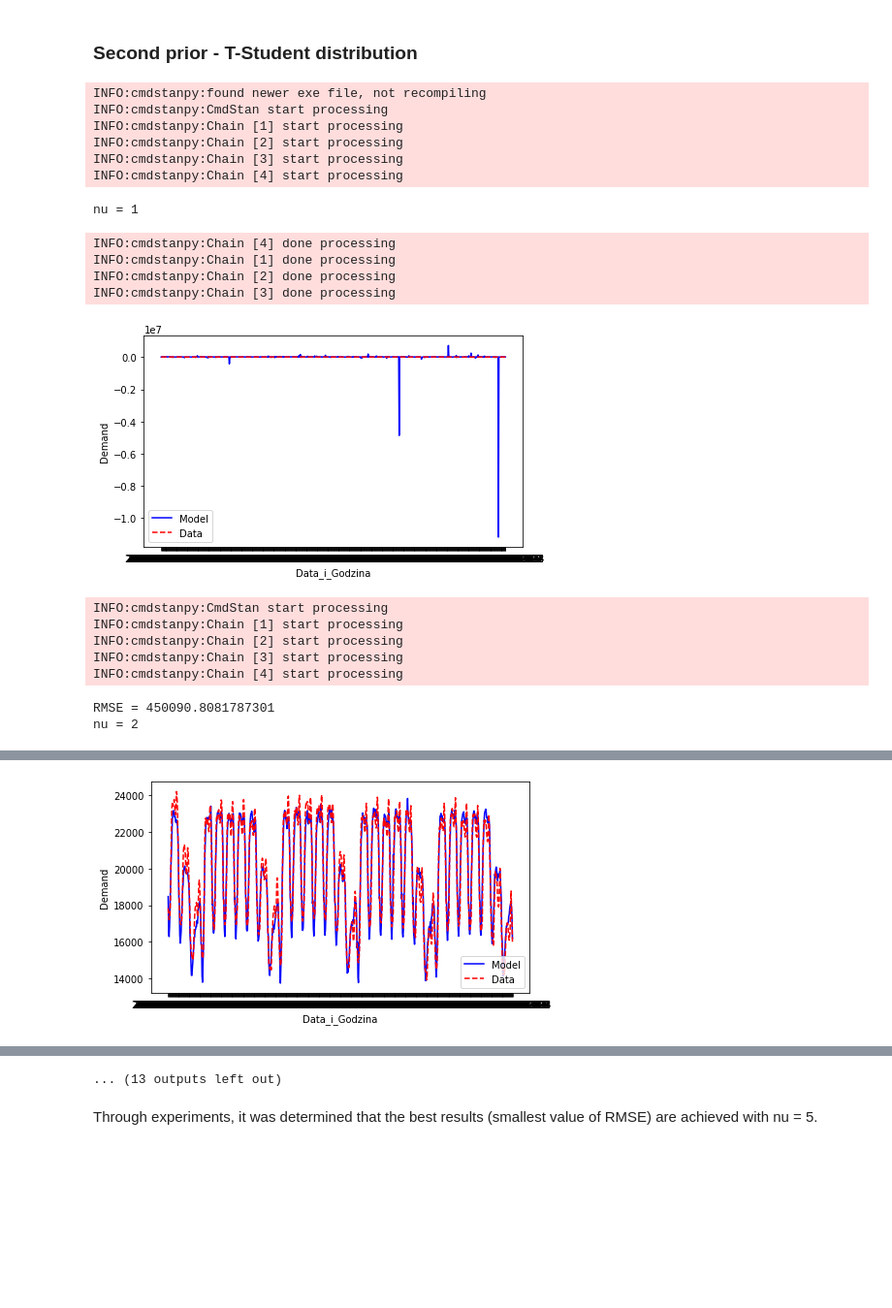
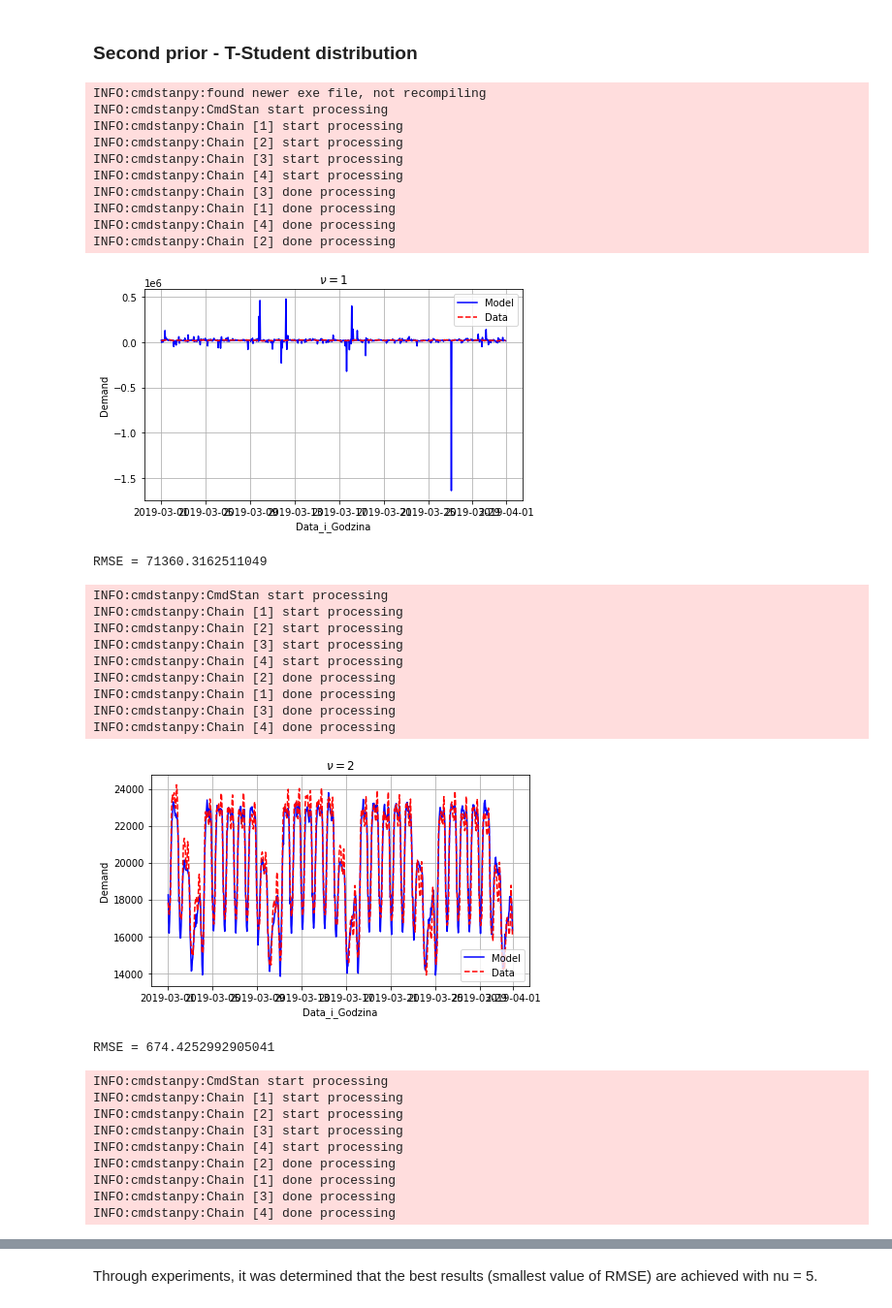
Before and after one commit to pilarskimarcin/ProjektDataAnalytics, a Jupyter notebook: model.ipynb, the cells around one changed output, grey strips where cells are left out. Shown at 97% size. Saved outputs shown, nothing was run; the diff lists cells and outputs as text; code cells hidden in the pictures; blank space fills up the shorter version.

```diff
--- a/model.ipynb
+++ b/model.ipynb
@@ -121,38 +120,53 @@ RMSE = 655.6353819439904
 # %%
 model_ppc2=CmdStanModel(stan_file='model2.stan')
 for nu in [1, 2, 3, 5, 10, 100]:
-    print(f"nu = {nu}")
     ppc2 = model_ppc2.sample(show_progress=False, data=dict(
         N=len(df_zapotrzebowanie), day_of_week=df_zapotrzebowanie["Dzień tygodnia"].values, hour=df_zapotrzebowanie["Godzina"].values, nu=nu,
         coeffs=coeffs
         ))
     df_ppc2 = ppc2.draws_pd()
-    df_ppc_mean2 = df_ppc2.mean()[[f"demand[{i}]" for i in range(1, 744)]]
+    df_ppc_mean2 = df_ppc2.mean()[[f"demand[{i}]" for i in range(1, len(df_zapotrzebowanie) + 1)]]
     plt.figure(figsize=(7, 4))
     plt.plot(df_zapotrzebowanie["Data_i_Godzina"], df_ppc_mean2, "b-",
             df_zapotrzebowanie["Data_i_Godzina"], df_zapotrzebowanie["Krajowe zapotrzebowanie na moc"], "r--")
     plt.xlabel("Data_i_Godzina")
     plt.ylabel("Demand")
+    plt.grid(True)
     plt.legend(["Model", "Data"])
+    plt.title(r"$\nu = $" + str(nu))
     plt.show()
     print(f'RMSE = {mean_squared_error(df_zapotrzebowanie["Krajowe zapotrzebowanie na moc"].values, df_ppc_mean2.values, squared=False)}')
+    time.sleep(1)
 # %% [output]
 INFO:cmdstanpy:found newer exe file, not recompiling
 INFO:cmdstanpy:CmdStan start processing
 INFO:cmdstanpy:Chain [1] start processing
 INFO:cmdstanpy:Chain [2] start processing
 INFO:cmdstanpy:Chain [3] start processing
 INFO:cmdstanpy:Chain [4] start processing
+INFO:cmdstanpy:Chain [3] done processing
+INFO:cmdstanpy:Chain [1] done processing
+INFO:cmdstanpy:Chain [4] done processing
+INFO:cmdstanpy:Chain [2] done processing
+[figure, new version]
-nu = 1
+RMSE = 71360.3162511049
+INFO:cmdstanpy:CmdStan start processing
+INFO:cmdstanpy:Chain [1] start processing
+INFO:cmdstanpy:Chain [2] start processing
+INFO:cmdstanpy:Chain [3] start processing
+INFO:cmdstanpy:Chain [4] start processing
+INFO:cmdstanpy:Chain [2] done processing
+INFO:cmdstanpy:Chain [1] done processing
+INFO:cmdstanpy:Chain [3] done processing
 INFO:cmdstanpy:Chain [4] done processing
-INFO:cmdstanpy:Chain [1] done processing
-INFO:cmdstanpy:Chain [2] done processing
-INFO:cmdstanpy:Chain [3] done processing
-[figure, old version]
+[figure, new version]
-INFO:cmdstanpy:CmdStan start processing
-INFO:cmdstanpy:Chain [1] start processing
-INFO:cmdstanpy:Chain [2] start processing
-INFO:cmdstanpy:Chain [3] start processing
-INFO:cmdstanpy:Chain [4] start processing
+RMSE = 674.4252992905041
-RMSE = 450090.8081787301
-nu = 2
+INFO:cmdstanpy:CmdStan start processing
+INFO:cmdstanpy:Chain [1] start processing
+INFO:cmdstanpy:Chain [2] start processing
+INFO:cmdstanpy:Chain [3] start processing
+INFO:cmdstanpy:Chain [4] start processing
+INFO:cmdstanpy:Chain [2] done processing
+INFO:cmdstanpy:Chain [1] done processing
+INFO:cmdstanpy:Chain [3] done processing
+INFO:cmdstanpy:Chain [4] done processing
@@ -163,4 +175,3 @@ INFO:cmdstanpy:Chain [4] done processing
-[figure, old version]
 INFO:cmdstanpy:CmdStan start processing
 INFO:cmdstanpy:Chain [1] start processing
 INFO:cmdstanpy:Chain [2] start processing
@@ -176,4 +187,3 @@ INFO:cmdstanpy:Chain [2] done processing
-... (13 outputs left out)
 # %% [markdown]
 Through experiments, it was determined that the best results (smallest value of RMSE) are achieved with nu = 5.
 # %% [markdown]
```
Also changed, not shown: parts of 17 cells of this notebook, 10 other files.
